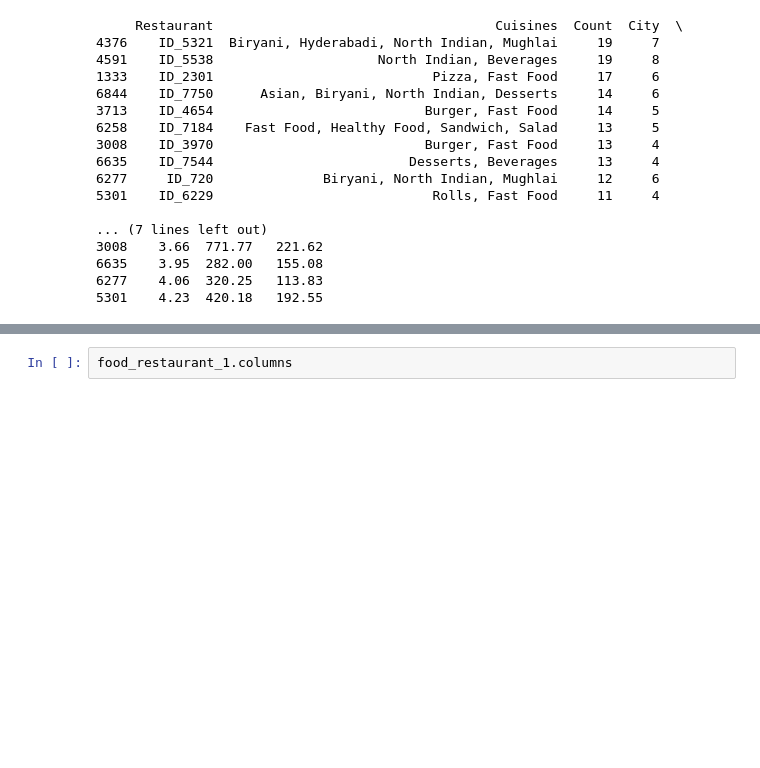
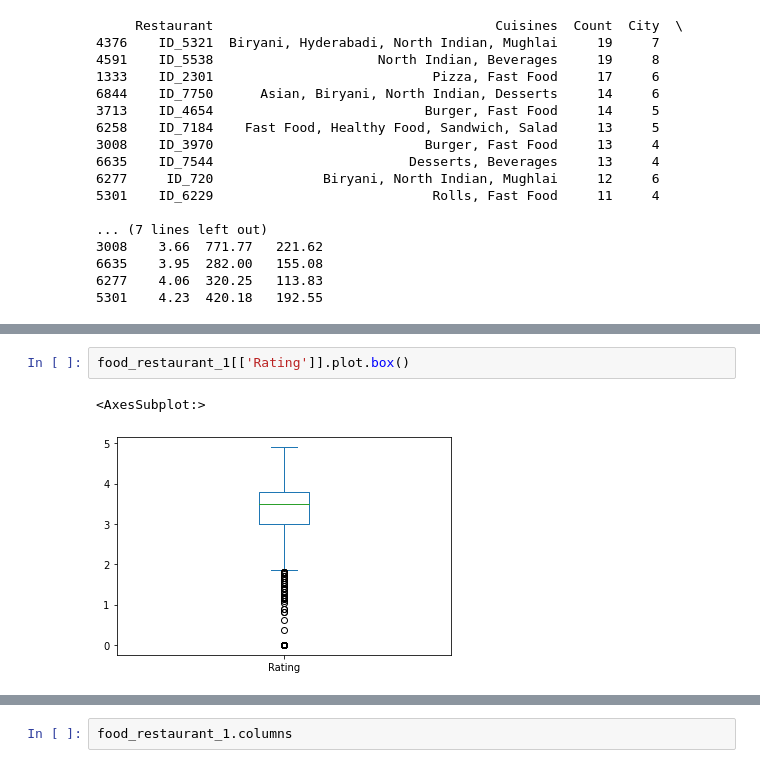
Before and after one commit to sreedevigattu/vizfood, a Jupyter notebook: food.ipynb, the cells around one changed output, grey strips where cells are left out. Cells and saved outputs as stored; diff of their text form; blank space fills up the shorter version.

```diff
--- a/food.ipynb
+++ b/food.ipynb
@@ -294,0 +319,5 @@ print(food_restaurant_1.sort_values(by='Count', ascending=False)[:10])
+# %%
+food_restaurant_1[['Rating']].plot.box()
+# %% [output]
+<AxesSubplot:>
+[figure, added]
```
Also changed, not shown: parts of 34 cells of this notebook.
